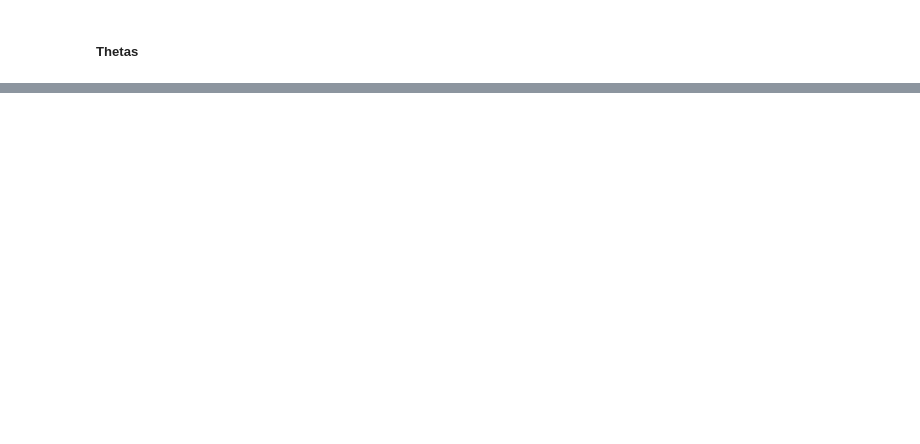
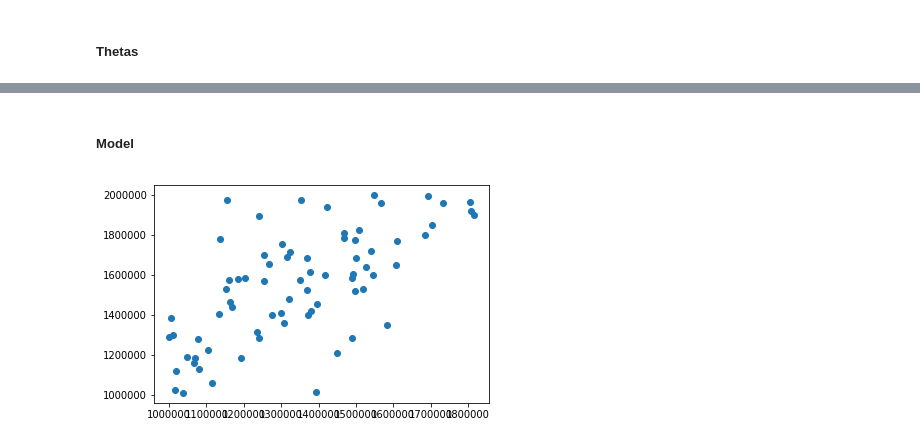
Before and after one commit to fjcamillo/Vanilla-Gradient-Descent, a Jupyter notebook: py/Vanilla Gradient Descent.ipynb, the cells around one changed output, grey strips where cells are left out. Drawn from its saved outputs; the diff is of its cells as text; code cells hidden in the pictures; blank space fills up the shorter version.

```diff
--- a/py/Vanilla Gradient Descent.ipynb
+++ b/py/Vanilla Gradient Descent.ipynb
@@ -207,0 +221,8 @@ plt.show()
+# %% [markdown]
+##### Model
+# %%
+plt.scatter(data['Total Deposits'], data['Total Assets'])
+
+plt.show()
+# %% [output]
+[figure, added]
```
Also changed, not shown: parts of 13 cells of this notebook, 1 other file.
